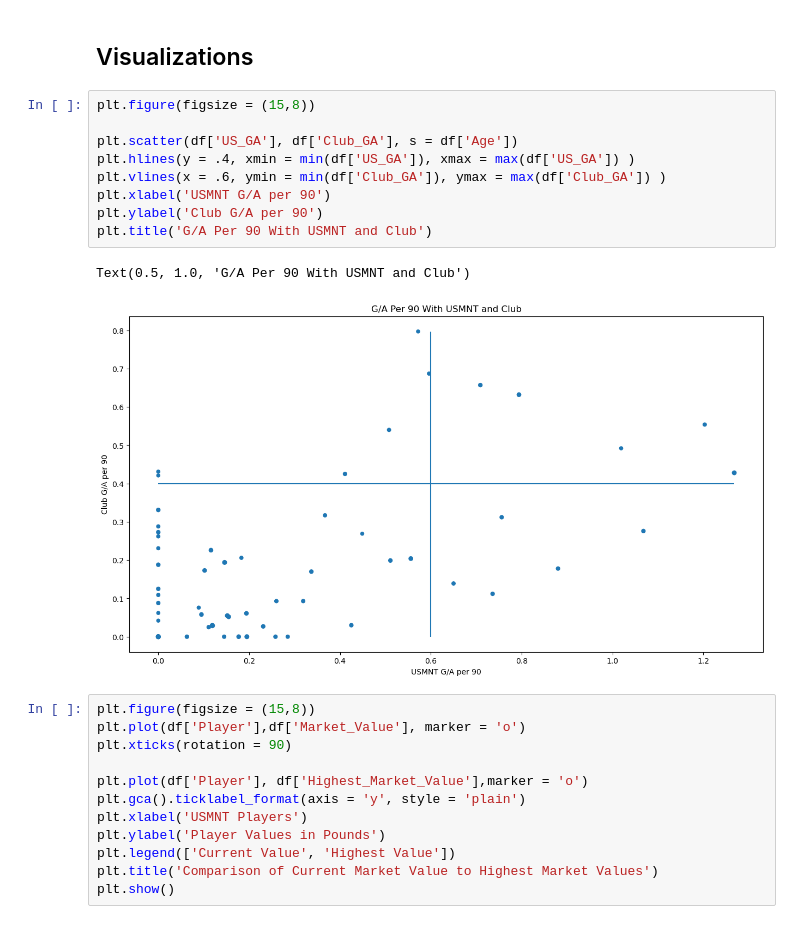
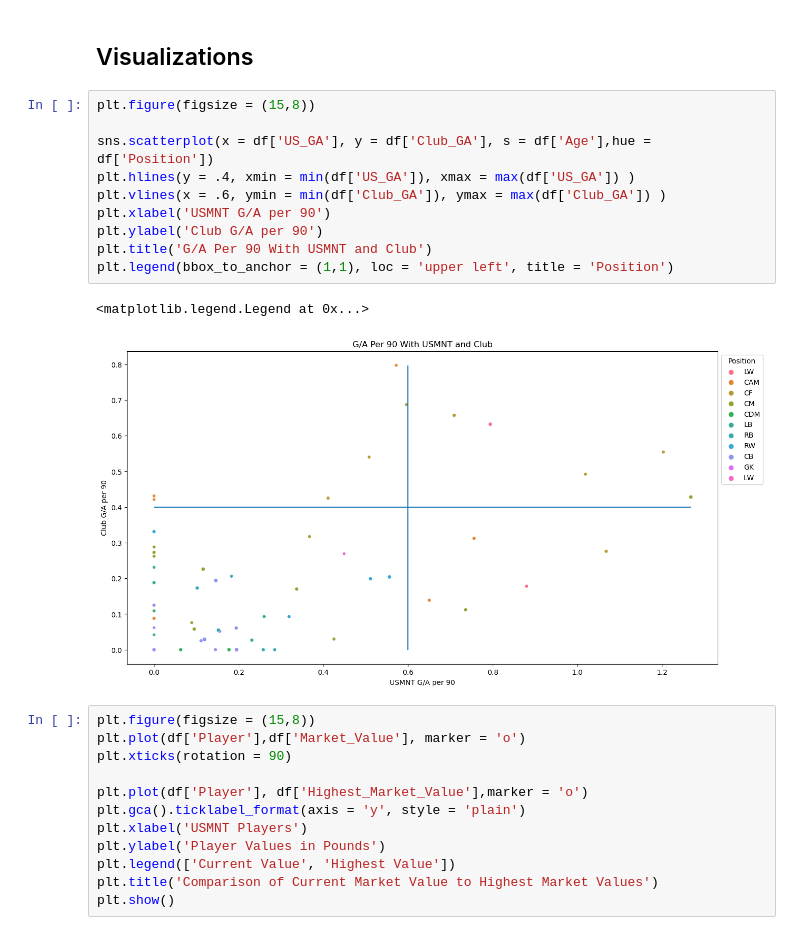
Before and after one commit to Domgraz/USMNT_EDA, a Jupyter notebook: usmnt_analysis.ipynb, the cells around one changed output. Drawn from its saved outputs; the diff is of its cells as text.

Commit message:
changed plot to seaborn

```diff
--- a/usmnt_analysis.ipynb
+++ b/usmnt_analysis.ipynb
@@ -178,15 +178,16 @@ df = df.dropna()
 # %%
 plt.figure(figsize = (15,8))
 
-plt.scatter(df['US_GA'], df['Club_GA'], s = df['Age'])
+sns.scatterplot(x = df['US_GA'], y = df['Club_GA'], s = df['Age'],hue = df['Position'])
 plt.hlines(y = .4, xmin = min(df['US_GA']), xmax = max(df['US_GA']) )
 plt.vlines(x = .6, ymin = min(df['Club_GA']), ymax = max(df['Club_GA']) )
 plt.xlabel('USMNT G/A per 90')
 plt.ylabel('Club G/A per 90')
 plt.title('G/A Per 90 With USMNT and Club')
+plt.legend(bbox_to_anchor = (1,1), loc = 'upper left', title = 'Position')
 # %% [output]
-Text(0.5, 1.0, 'G/A Per 90 With USMNT and Club')
+<matplotlib.legend.Legend at 0x...>
-[figure, old version]
+[figure, new version]
 # %%
 plt.figure(figsize = (15,8))
 plt.plot(df['Player'],df['Market_Value'], marker = 'o')
```
Also changed, not shown: parts of 1 cell of this notebook.
